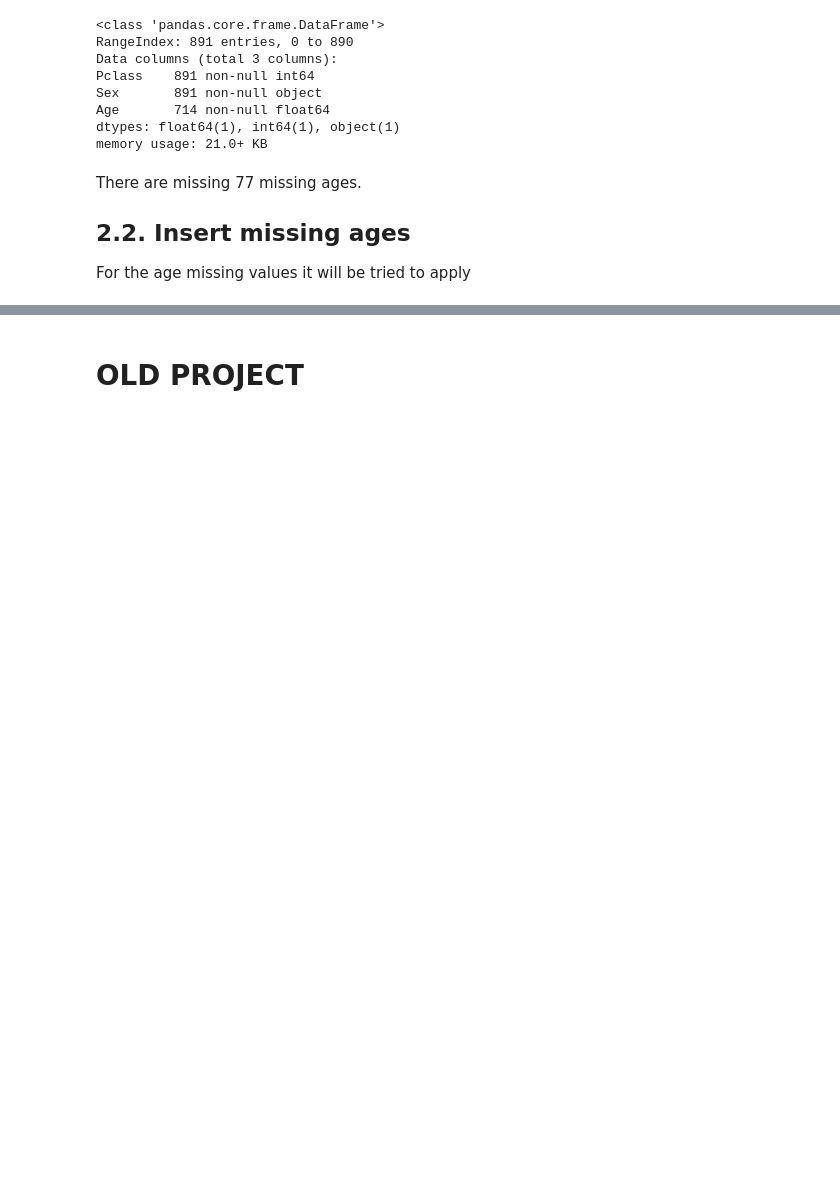
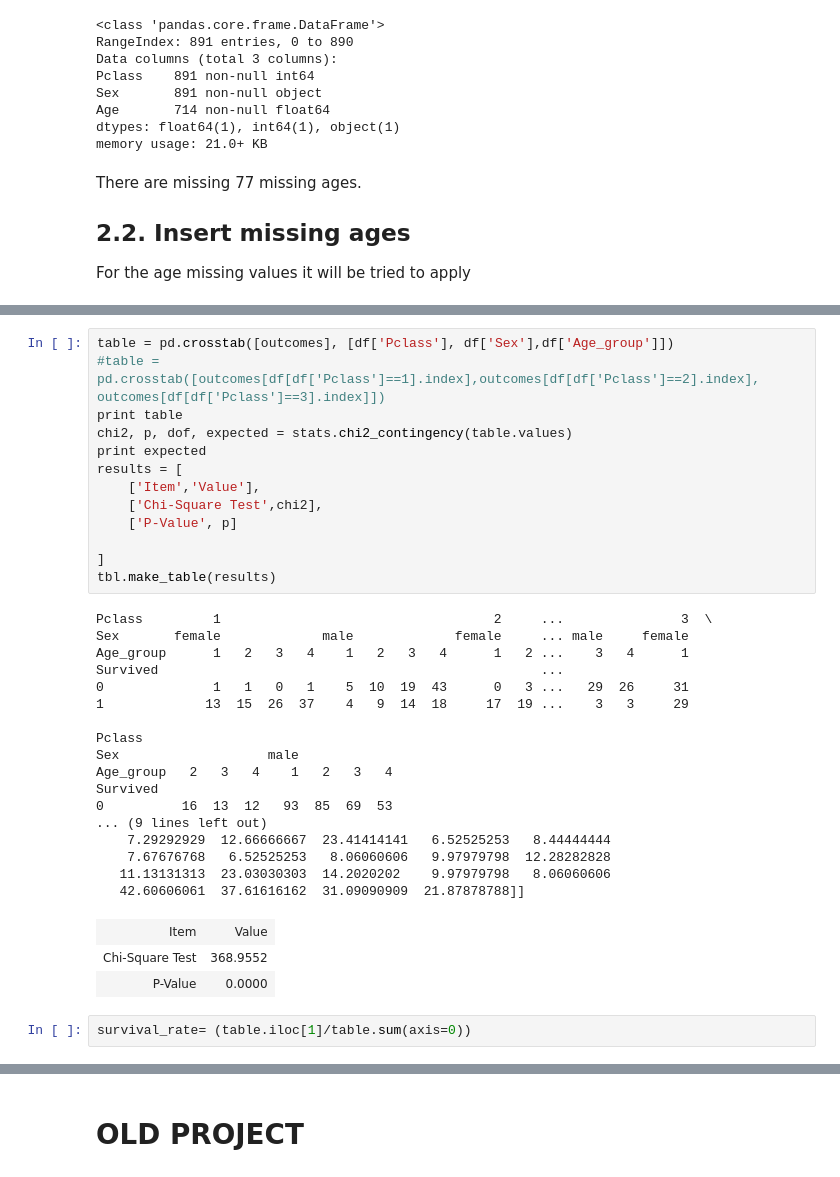
Before and after one commit to mabelvj/data-analyst-nanodegree, a Jupyter notebook: P2-investigate-dataset/P2_report.ipynb, the cells around one changed output, grey strips where cells are left out. Cells and saved outputs as stored; diff of their text form; blank space fills up the shorter version.

```diff
--- a/P2-investigate-dataset/P2_report.ipynb
+++ b/P2-investigate-dataset/P2_report.ipynb
@@ -241,0 +222,36 @@ df['Sex_label'] =pd.Categorical.from_array(df['Sex'])
+# %%
+table = pd.crosstab([outcomes], [df['Pclass'], df['Sex'],df['Age_group']])
+#table = pd.crosstab([outcomes[df[df['Pclass']==1].index],outcomes[df[df['Pclass']==2].index], outcomes[df[df['Pclass']==3].index]])
+print table
+chi2, p, dof, expected = stats.chi2_contingency(table.values)
+print expected
+results = [
+    ['Item','Value'],
+    ['Chi-Square Test',chi2],
+    ['P-Value', p]
+
+]
+tbl.make_table(results)
+# %% [output]
+Pclass         1                                   2     ...               3  \
+Sex       female             male             female     ... male     female
+Age_group      1   2   3   4    1   2   3   4      1   2 ...    3   4      1
+Survived                                                 ...
+0              1   1   0   1    5  10  19  43      0   3 ...   29  26     31
+1             13  15  26  37    4   9  14  18     17  19 ...    3   3     29
+
+Pclass
+Sex                   male
+Age_group   2   3   4    1   2   3   4
+Survived
+0          16  13  12   93  85  69  53
+... (9 lines left out)
+    7.29292929  12.66666667  23.41414141   6.52525253   8.44444444
+    7.67676768   6.52525253   8.06060606   9.97979798  12.28282828
+   11.13131313  23.03030303  14.2020202    9.97979798   8.06060606
+   42.60606061  37.61616162  31.09090909  21.87878788]]
+| Item | Value |
+| Chi-Square Test | 368.9552 |
+| P-Value | 0.0000 |
+# %%
+survival_rate= (table.iloc[1]/table.sum(axis=0))
```
Also changed, not shown: parts of 16 cells of this notebook.
